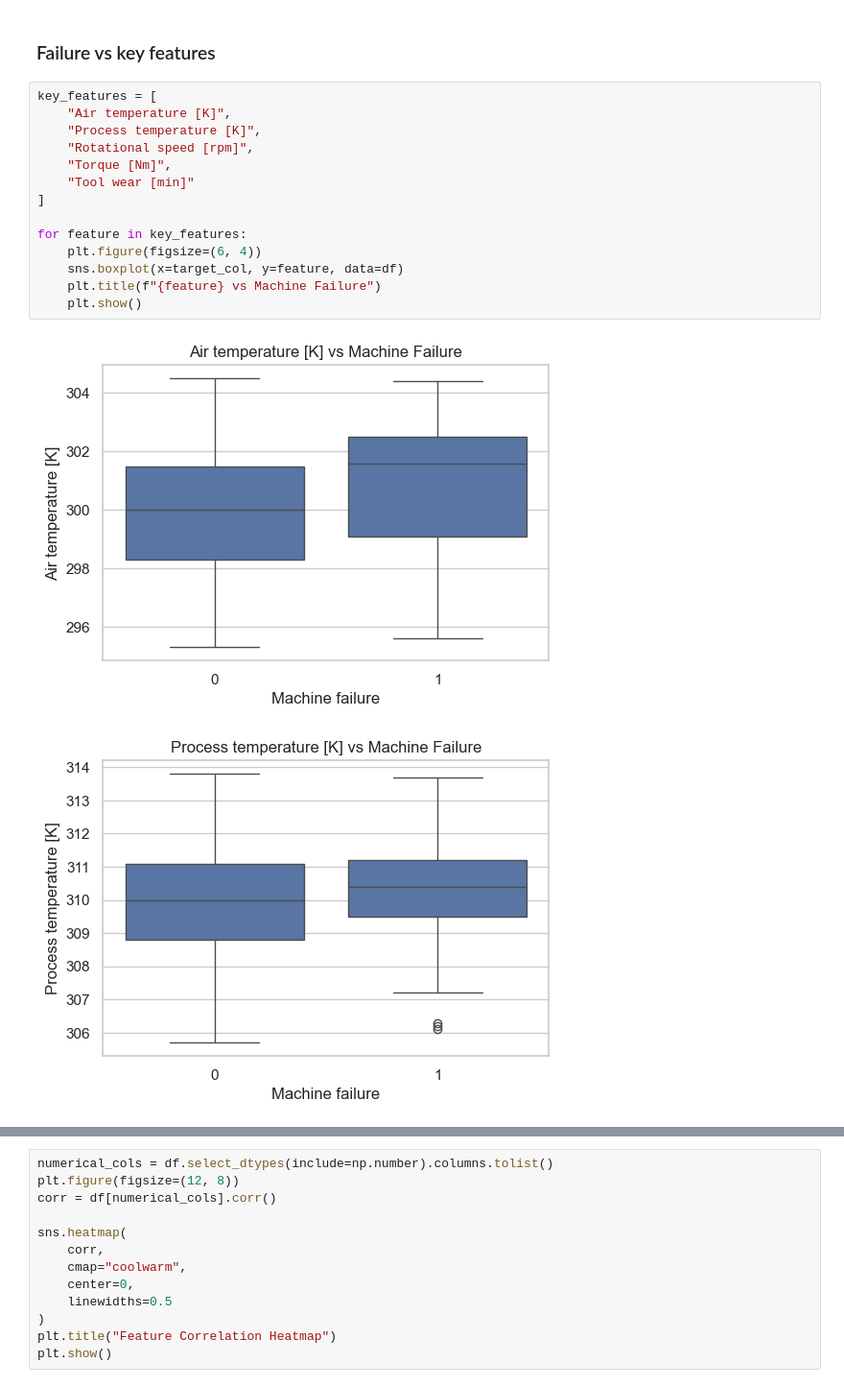
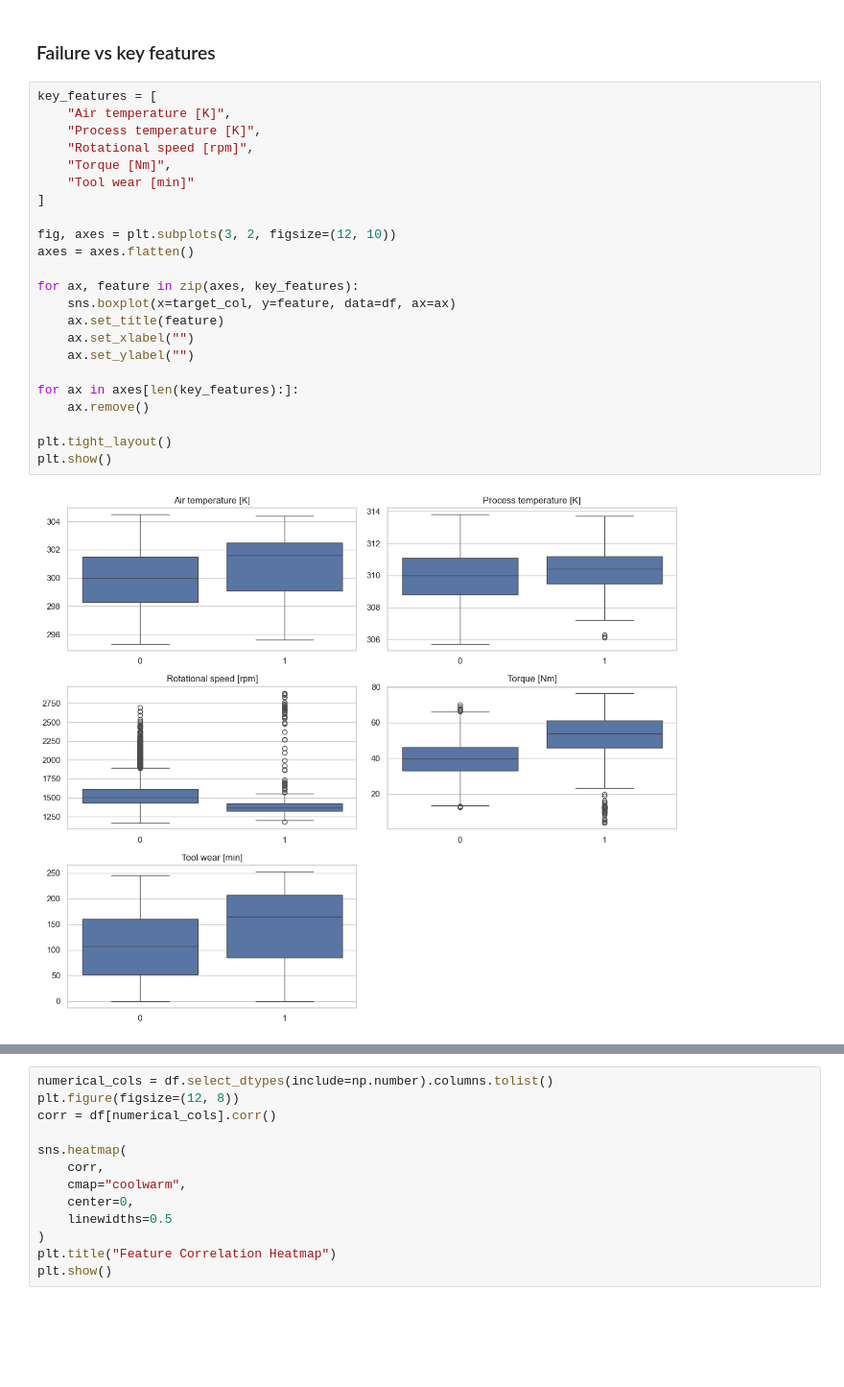
Before and after one commit to Matt-Hashemi/AAI-530-Final-Project-Group2, a Jupyter notebook: notebooks/eda_preprocessing.ipynb, the cells around one changed output, grey strips where cells are left out. Shown at 96% size. Drawn from its saved outputs; the diff is of its cells as text; blank space fills up the shorter version.

```diff
--- a/notebooks/eda_preprocessing.ipynb
+++ b/notebooks/eda_preprocessing.ipynb
@@ -123,17 +160,25 @@ df = df.sort_values('Tool wear [min]').reset_index(drop=True)
 # %%
 key_features = [
     "Air temperature [K]",
     "Process temperature [K]",
     "Rotational speed [rpm]",
     "Torque [Nm]",
     "Tool wear [min]"
 ]
 
-for feature in key_features:
-    plt.figure(figsize=(6, 4))
-    sns.boxplot(x=target_col, y=feature, data=df)
-    plt.title(f"{feature} vs Machine Failure")
-    plt.show()
+fig, axes = plt.subplots(3, 2, figsize=(12, 10))
+axes = axes.flatten()
+
+for ax, feature in zip(axes, key_features):
+    sns.boxplot(x=target_col, y=feature, data=df, ax=ax)
+    ax.set_title(feature)
+    ax.set_xlabel("")
+    ax.set_ylabel("")
+
+for ax in axes[len(key_features):]:
+    ax.remove()
+
+plt.tight_layout()
+plt.show()
 # %% [output]
-[figure, old version]
+[figure, new version]
-[figure, removed]
```
Also changed, not shown: parts of 40 cells of this notebook, 7 other files.
